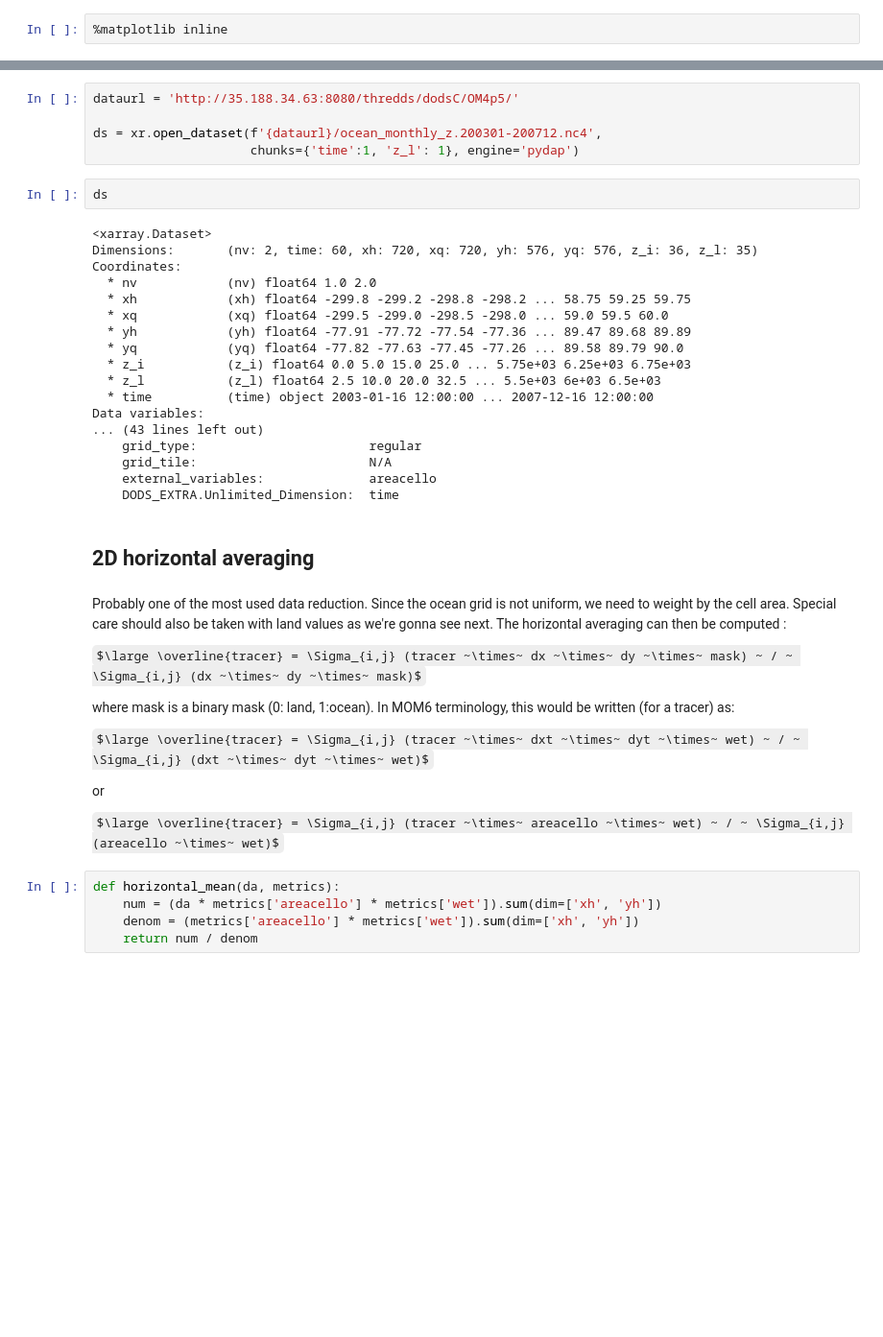
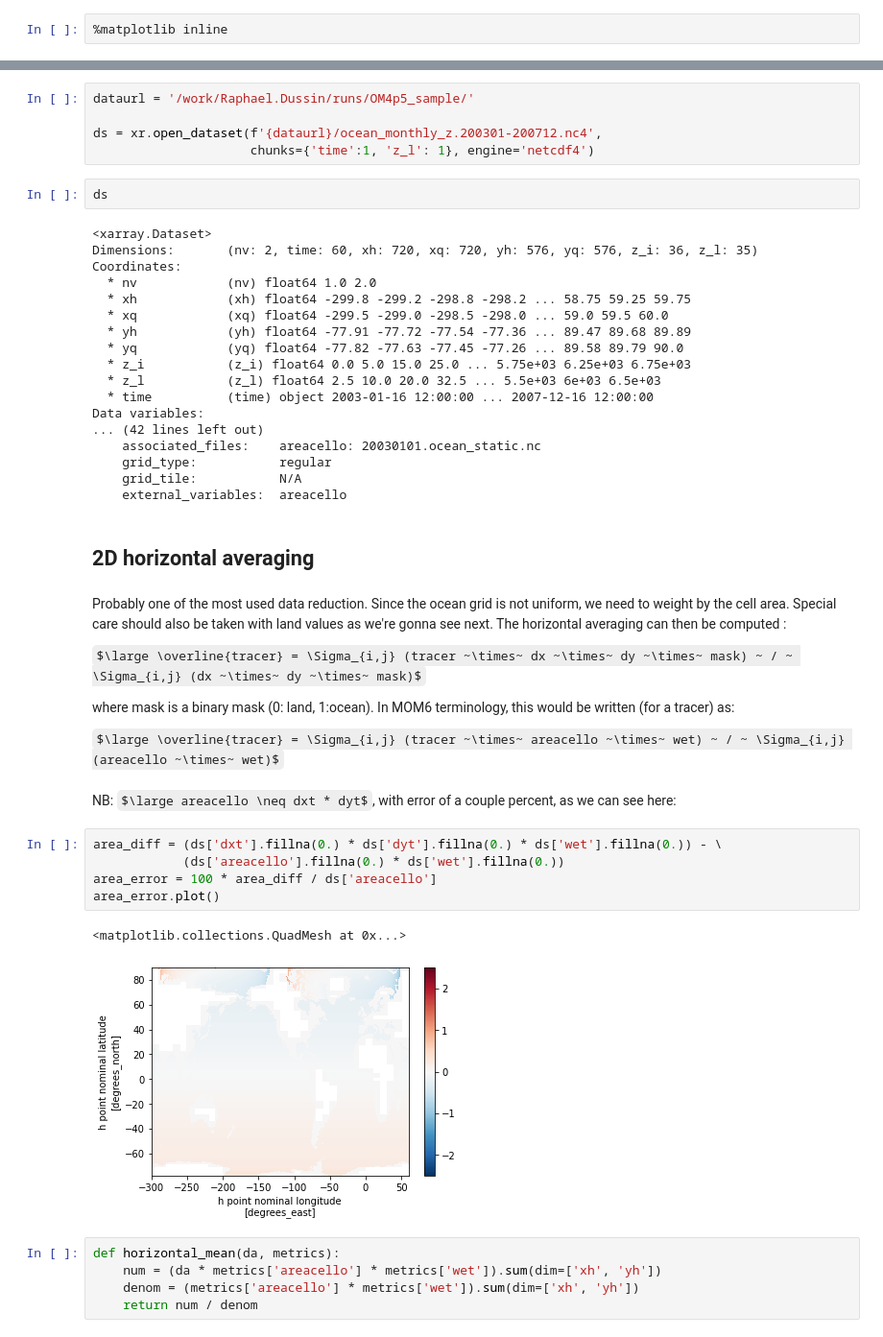
Before and after one commit to MOM6-community/MOM6-AnalysisCookbook, a Jupyter notebook: tutorials/03_spatial_operations.ipynb, the cells around one changed output, grey strips where cells are left out. Shown at 96% size. Drawn from its saved outputs; the diff is of its cells as text; some formulas as TeX source; blank space fills up the shorter version.

```diff
--- a/tutorials/03_spatial_operations.ipynb
+++ b/tutorials/03_spatial_operations.ipynb
@@ -13,8 +24,8 @@ warnings.filterwarnings("ignore")
 # %%
-dataurl = 'http://35.188.34.63:8080/thredds/dodsC/OM4p5/'
+dataurl = '/work/Raphael.Dussin/runs/OM4p5_sample/'
 
 ds = xr.open_dataset(f'{dataurl}/ocean_monthly_z.200301-200712.nc4',
-                     chunks={'time':1, 'z_l': 1}, engine='pydap')
+                     chunks={'time':1, 'z_l': 1}, engine='netcdf4')
 # %%
 ds
 # %% [output]
@@ -30,11 +41,11 @@ Coordinates:
   * z_l           (z_l) float64 2.5 10.0 20.0 32.5 ... 5.5e+03 6e+03 6.5e+03
   * time          (time) object 2003-01-16 12:00:00 ... 2007-12-16 12:00:00
 Data variables:
-... (43 lines left out)
-    grid_type:                       regular
-    grid_tile:                       N/A
-    external_variables:              areacello
-    DODS_EXTRA.Unlimited_Dimension:  time
+... (42 lines left out)
+    associated_files:    areacello: 20030101.ocean_static.nc
+    grid_type:           regular
+    grid_tile:           N/A
+    external_variables:  areacello
 # %% [markdown]
 ## 2D horizontal averaging
 # %% [markdown]
@@ -44,11 +55,17 @@ $\large \overline{tracer} = \Sigma_{i,j} (tracer ~\times~ dx ~\times~ dy ~\times
 
 where mask is a binary mask (0: land, 1:ocean). In MOM6 terminology, this would be written (for a tracer) as:
 
-$\large \overline{tracer} = \Sigma_{i,j} (tracer ~\times~ dxt ~\times~ dyt ~\times~ wet) ~ / ~ \Sigma_{i,j} (dxt ~\times~ dyt ~\times~ wet)$
-
-or
-
 $\large \overline{tracer} = \Sigma_{i,j} (tracer ~\times~ areacello ~\times~ wet) ~ / ~ \Sigma_{i,j} (areacello ~\times~ wet)$
+# %% [markdown]
+NB: $\large areacello \neq dxt * dyt$, with error of a couple percent, as we can see here:
+# %%
+area_diff = (ds['dxt'].fillna(0.) * ds['dyt'].fillna(0.) * ds['wet'].fillna(0.)) - \
+            (ds['areacello'].fillna(0.) * ds['wet'].fillna(0.))
+area_error = 100 * area_diff / ds['areacello']
+area_error.plot()
+# %% [output]
+<matplotlib.collections.QuadMesh at 0x...>
+[figure, added]
 # %%
 def horizontal_mean(da, metrics):
     num = (da * metrics['areacello'] * metrics['wet']).sum(dim=['xh', 'yh'])
```
Also changed, not shown: parts of 32 cells of this notebook.
